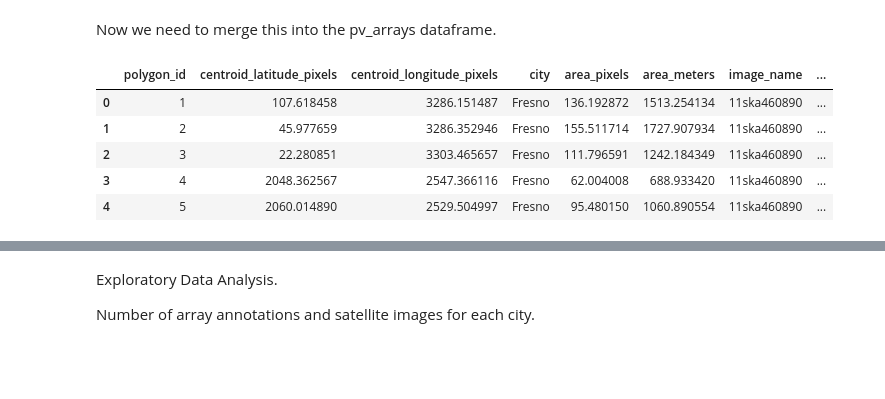
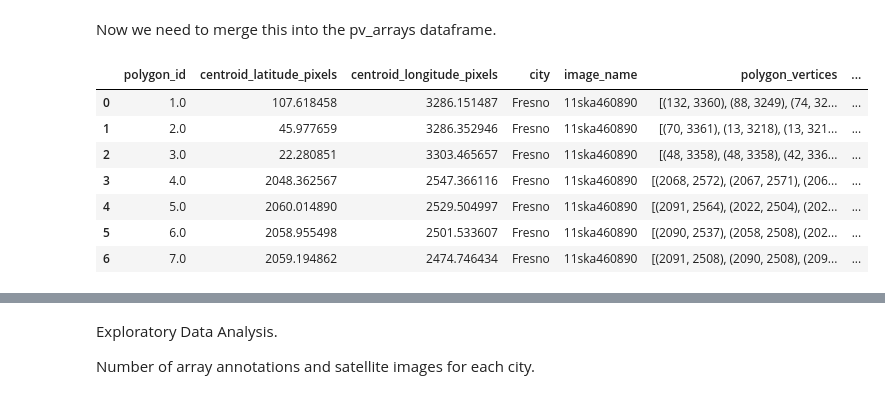
Before and after one commit to kaushikSR/Green_Computing, a Jupyter notebook: Project.ipynb, the cells around one changed output, grey strips where cells are left out. Saved outputs shown, nothing was run; the diff lists cells and outputs as text; code cells hidden in the pictures; blank space fills up the shorter version.

```diff
--- a/Project.ipynb
+++ b/Project.ipynb
@@ -10,7 +10,7 @@ import matplotlib.cm as cm
 from matplotlib.patches import Circle, Polygon
 
 #Importing raw data from the CSV files.
-pv_arrays = pd.read_csv("version1\polygonDataExceptVertices.csv")
+pv_arrays = pd.read_csv("polygonDataExceptVertices.csv")
 vertices = pd.read_csv("version1\polygonVertices_PixelCoordinates.csv")
 
 print(pv_arrays.shape)
@@ -91,13 +122,15 @@ polygon_vertices.columns = ['polygon_id','polygon_vertices'] #Renaming the colum
 Now we need to merge this into the pv_arrays dataframe.
 # %%
 pv_arrays_clean = pv_arrays.merge(polygon_vertices, how='inner', on='polygon_id')
-pv_arrays_clean = pv_arrays_clean[['polygon_id', 'centroid_latitude_pixels', 'centroid_longitude_pixels', 'city','area_pixels','area_meters',
-                            'image_name', 'polygon_vertices']]
-pv_arrays_clean.head()
+pv_arrays_clean = pv_arrays_clean[['polygon_id', 'centroid_latitude_pixels', 'centroid_longitude_pixels', 'city',
+                            'image_name','polygon_vertices','area_pixels','orientation']]
+pv_arrays_clean.head(7)
 # %% [output]
-|  | polygon_id | centroid_latitude_pixels | centroid_longitude_pixels | city | area_pixels | area_meters | image_name | ... |
-| 0 | 1 | 107.618458 | 3286.151487 | Fresno | 136.192872 | 1513.254134 | 11ska460890 | ... |
-| 1 | 2 | 45.977659 | 3286.352946 | Fresno | 155.511714 | 1727.907934 | 11ska460890 | ... |
-| 2 | 3 | 22.280851 | 3303.465657 | Fresno | 111.796591 | 1242.184349 | 11ska460890 | ... |
-| 3 | 4 | 2048.362567 | 2547.366116 | Fresno | 62.004008 | 688.933420 | 11ska460890 | ... |
-| 4 | 5 | 2060.014890 | 2529.504997 | Fresno | 95.480150 | 1060.890554 | 11ska460890 | ... |
+|  | polygon_id | centroid_latitude_pixels | centroid_longitude_pixels | city | image_name | polygon_vertices | ... |
+| 0 | 1.0 | 107.618458 | 3286.151487 | Fresno | 11ska460890 | [(132, 3360), (88, 3249), (74, 32... | ... |
+| 1 | 2.0 | 45.977659 | 3286.352946 | Fresno | 11ska460890 | [(70, 3361), (13, 3218), (13, 321... | ... |
+| 2 | 3.0 | 22.280851 | 3303.465657 | Fresno | 11ska460890 | [(48, 3358), (48, 3358), (42, 336... | ... |
+| 3 | 4.0 | 2048.362567 | 2547.366116 | Fresno | 11ska460890 | [(2068, 2572), (2067, 2571), (206... | ... |
+| 4 | 5.0 | 2060.014890 | 2529.504997 | Fresno | 11ska460890 | [(2091, 2564), (2022, 2504), (202... | ... |
+| 5 | 6.0 | 2058.955498 | 2501.533607 | Fresno | 11ska460890 | [(2090, 2537), (2058, 2508), (202... | ... |
+| 6 | 7.0 | 2059.194862 | 2474.746434 | Fresno | 11ska460890 | [(2091, 2508), (2090, 2508), (209... | ... |
```
Also changed, not shown: parts of 46 cells of this notebook, 4 other files.
